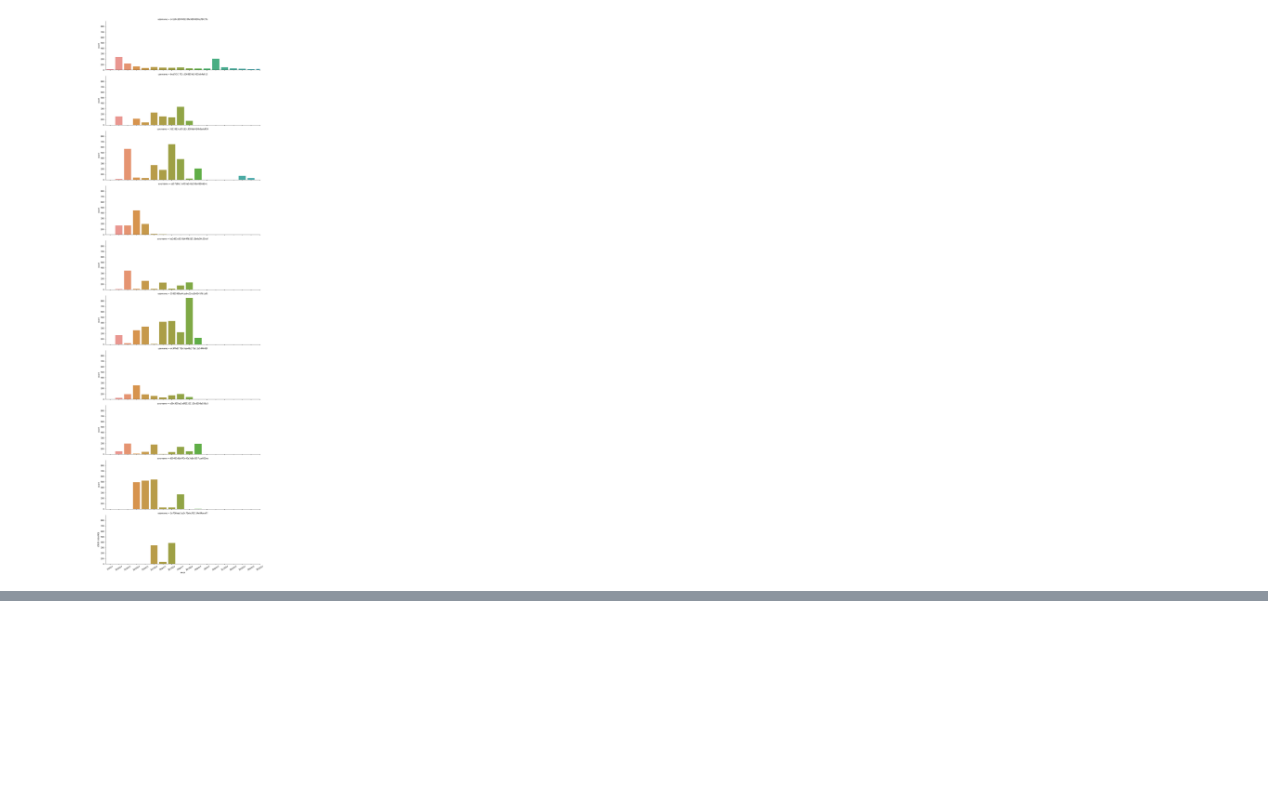
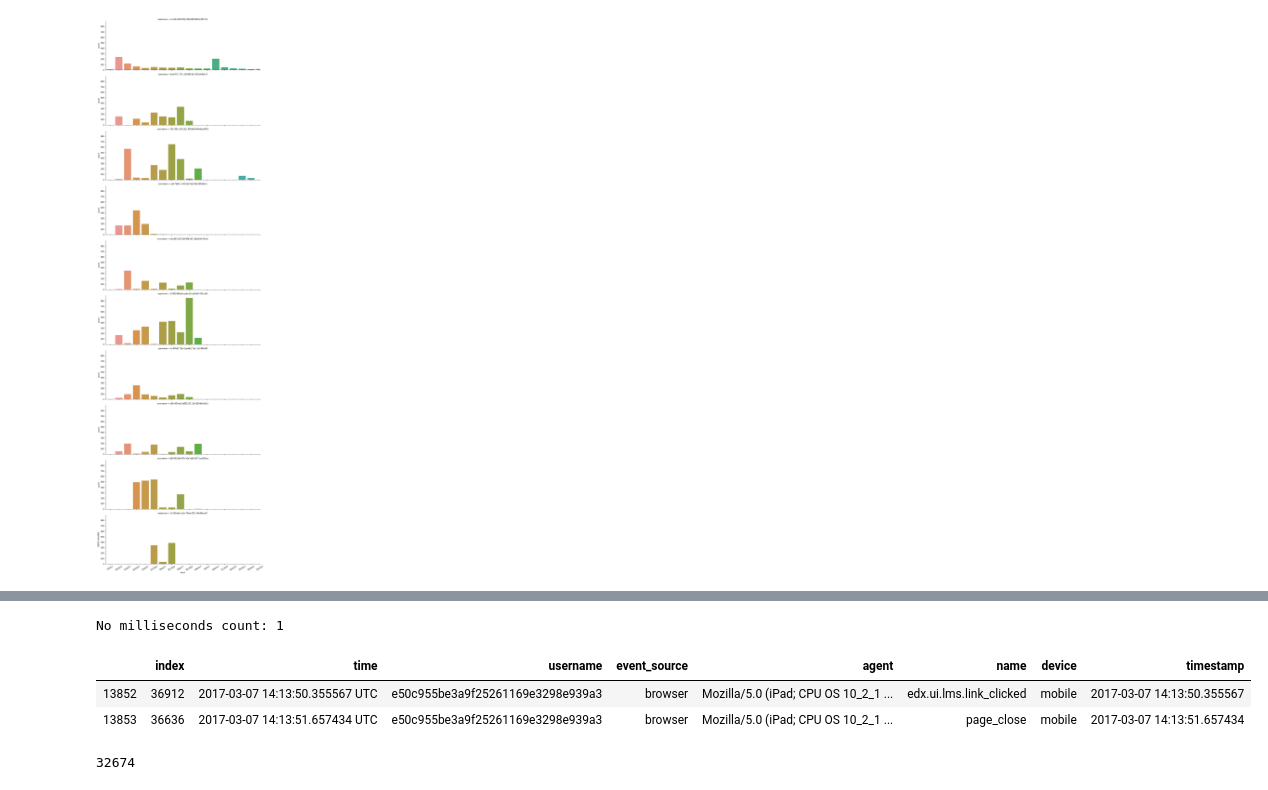
Before and after one commit to jyoonkim/Test, a Jupyter notebook: user_device_hb_timeseries.ipynb, the cells around one changed output, grey strips where cells are left out. Cells and saved outputs as stored; diff of their text form; code cells hidden in the pictures; blank space fills up the shorter version.

```diff
--- a/user_device_hb_timeseries.ipynb
+++ b/user_device_hb_timeseries.ipynb
@@ -184,0 +219,6 @@ mobile_data_labeled.head(3)
+# %%
+#concatenate both data frames
+top_users_labeled = pd.concat([mobile_data_labeled, non_mobile_data_labeled], axis = 0, sort = False)
+top_users_labeled = top_users_labeled.reset_index(drop = True)
+
+top_users_labeled.head(2)
@@ -184,0 +229,12 @@ mobile_data_labeled.head(3)
+# %%
+temp = pd.DataFrame()
+top_user_labeled__num = pd.DataFrame()
+
+for count in range(len(top_users)):
+    temp = top_users_labeled[top_users_labeled['username'].str.contains(top_users['username'][count]) & ~top_users_labeled['username'].str.contains('d41d8cd98f00b204e9800998ecf8427e')]
+    top_user_labeled__num = pd.concat([temp, top_user_labeled__num], axis = 0, sort = False)
+
+print(len(top_user_labeled__num))
+#top_user = top_user.drop(['index'], axis = 0)
+top_user_labeled__num = top_user_labeled__num.reset_index(drop = True)
+top_user_labeled__num.head(2)
@@ -184,0 +246,27 @@ mobile_data_labeled.head(3)
+# %%
+#this takes like 3 minutes...pretty slow...should make faster (do replace function instead?)
+copy_top_users_labeled = top_user_labeled__num
+timestamp_list = []
+count = 0
+
+for num in range(len(copy_top_users_labeled)):
+    try:
+        timestamp_list.append(datetime.datetime.strptime(copy_top_users_labeled['time'][num], datetimeFormat))
+    except:
+        timestamp_list.append(datetime.datetime.strptime(copy_top_users_labeled['time'][num], '%Y-%m-%d %H:%M:%S %Z'))
+        count += 1
+copy_top_users_labeled['timestamp'] = timestamp_list
+print("No milliseconds count: " + str(count))
+# %% [output]
+No milliseconds count: 1
+# %%
+copy_top_users_labeled = copy_top_users_labeled.sort_values(by = 'timestamp', ascending = True)
+copy_top_users_labeled.head(2)
+# %% [output]
+|  | index | time | username | event_source | agent | name | device | timestamp |
+| 13852 | 36912 | 2017-03-07 14:13:50.355567 UTC | e50c955be3a9f25261169e3298e939a3 | browser | Mozilla/5.0 (iPad; CPU OS 10_2_1 ... | edx.ui.lms.link_clicked | mobile | 2017-03-07 14:13:50.355567 |
+| 13853 | 36636 | 2017-03-07 14:13:51.657434 UTC | e50c955be3a9f25261169e3298e939a3 | browser | Mozilla/5.0 (iPad; CPU OS 10_2_1 ... | page_close | mobile | 2017-03-07 14:13:51.657434 |
+# %%
+print(len(copy_top_users_labeled))
+# %% [output]
+32674
```
Also changed, not shown: parts of 9 cells of this notebook, 2 other files.
